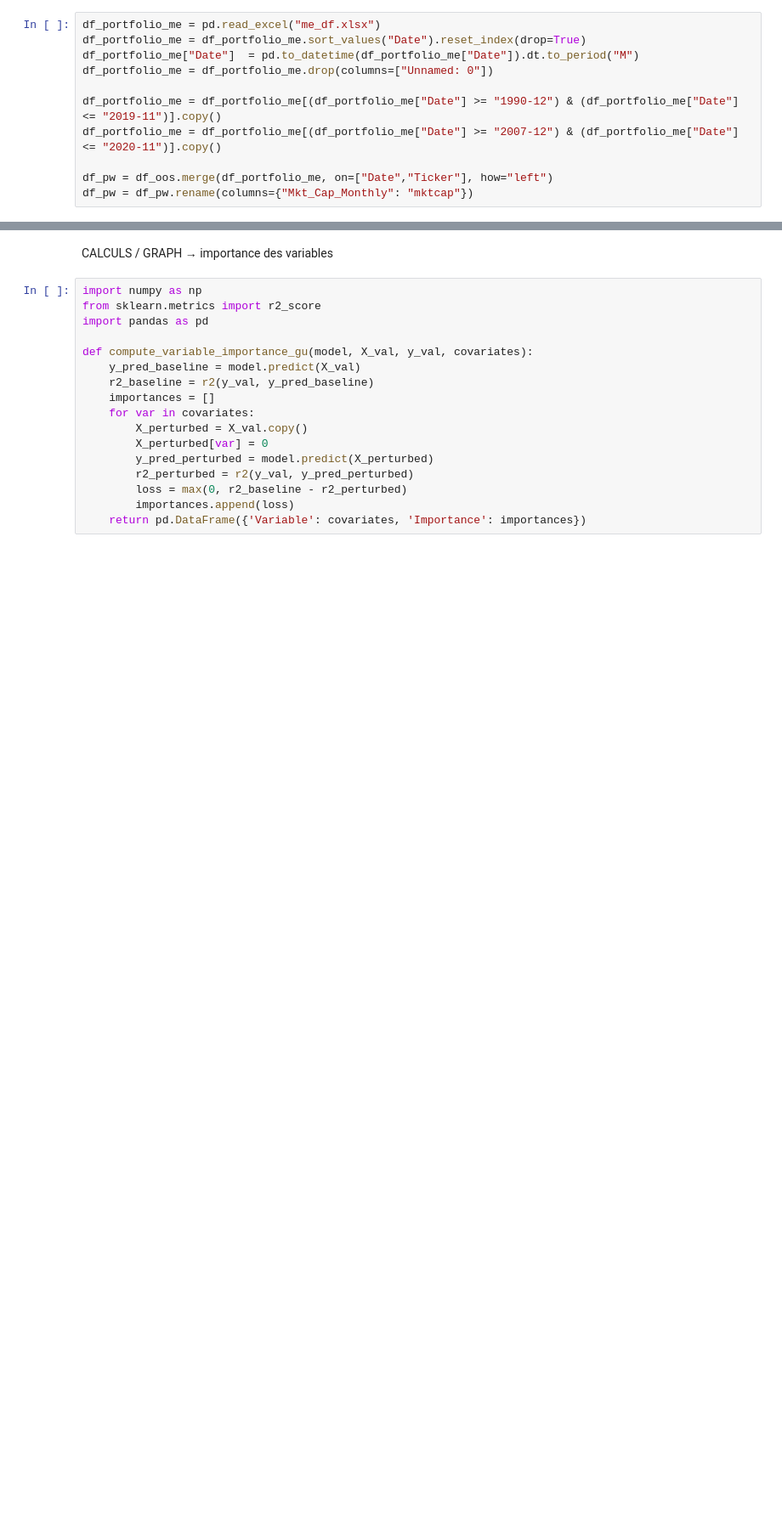
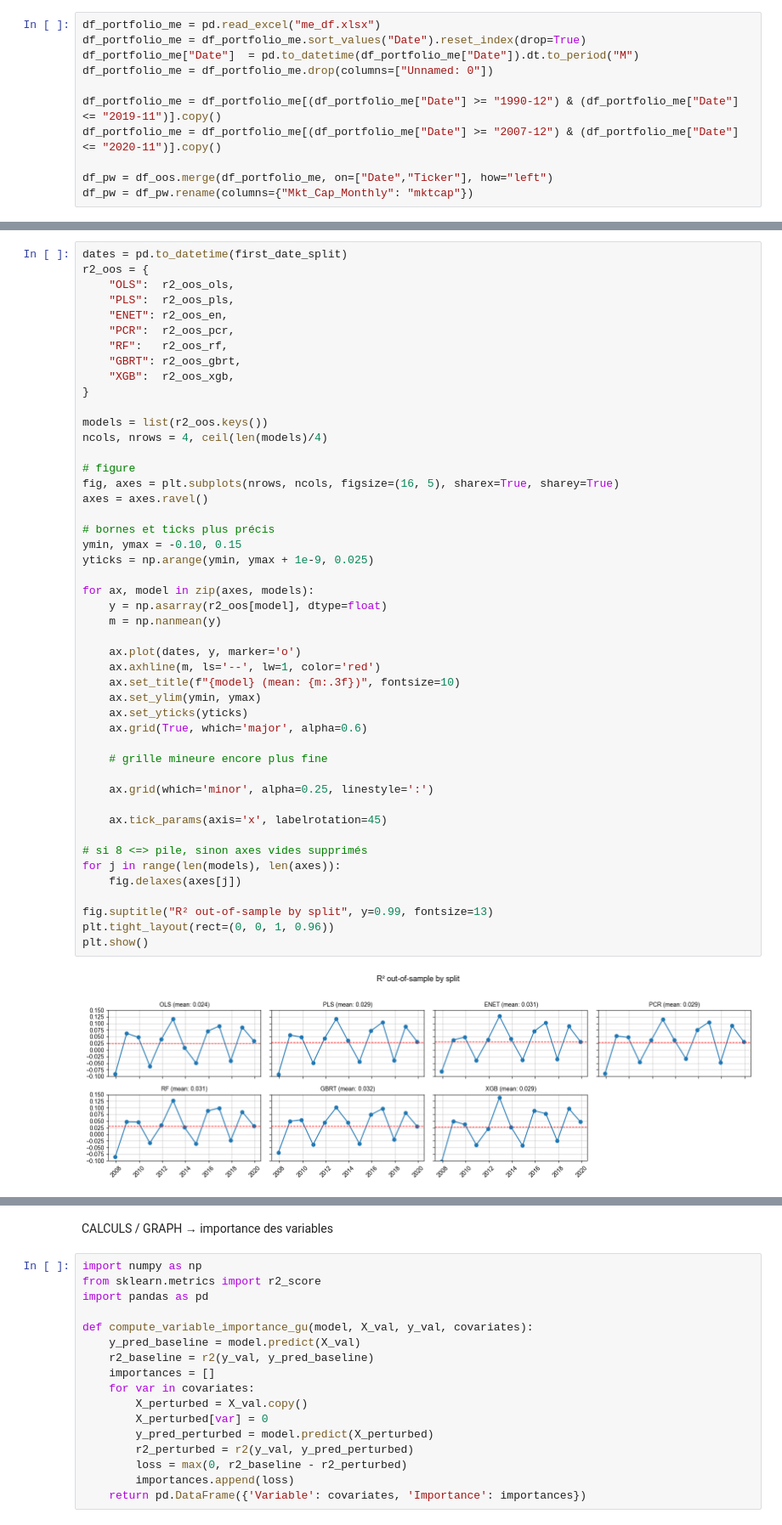
Before and after one commit to LauraRambaud/Equity-Premium, a Jupyter notebook: 2_models.ipynb, the cells around one changed output, grey strips where cells are left out. Shown at 85% size. Saved outputs shown, nothing was run; the diff lists cells and outputs as text; blank space fills up the shorter version.

```diff
--- a/2_models.ipynb
+++ b/2_models.ipynb
@@ -1689,0 +1893,49 @@ plt.show()
+# %%
+dates = pd.to_datetime(first_date_split)
+r2_oos = {
+    "OLS":  r2_oos_ols,
+    "PLS":  r2_oos_pls,
+    "ENET": r2_oos_en,
+    "PCR":  r2_oos_pcr,
+    "RF":   r2_oos_rf,
+    "GBRT": r2_oos_gbrt,
+    "XGB":  r2_oos_xgb,
+}
+
+models = list(r2_oos.keys())
+ncols, nrows = 4, ceil(len(models)/4)
+
+# figure
+fig, axes = plt.subplots(nrows, ncols, figsize=(16, 5), sharex=True, sharey=True)
+axes = axes.ravel()
+
+# bornes et ticks plus précis
+ymin, ymax = -0.10, 0.15
+yticks = np.arange(ymin, ymax + 1e-9, 0.025)
+
+for ax, model in zip(axes, models):
+    y = np.asarray(r2_oos[model], dtype=float)
+    m = np.nanmean(y)
+
+    ax.plot(dates, y, marker='o')
+    ax.axhline(m, ls='--', lw=1, color='red')
+    ax.set_title(f"{model} (mean: {m:.3f})", fontsize=10)
+    ax.set_ylim(ymin, ymax)
+    ax.set_yticks(yticks)
+    ax.grid(True, which='major', alpha=0.6)
+
+    # grille mineure encore plus fine
+
+    ax.grid(which='minor', alpha=0.25, linestyle=':')
+
+    ax.tick_params(axis='x', labelrotation=45)
+
+# si 8 <=> pile, sinon axes vides supprimés
+for j in range(len(models), len(axes)):
+    fig.delaxes(axes[j])
+
+fig.suptitle("R² out-of-sample by split", y=0.99, fontsize=13)
+plt.tight_layout(rect=(0, 0, 1, 0.96))
+plt.show()
+# %% [output]
+[figure, added]
```
Also changed, not shown: parts of 46 cells of this notebook, 6 other files.
